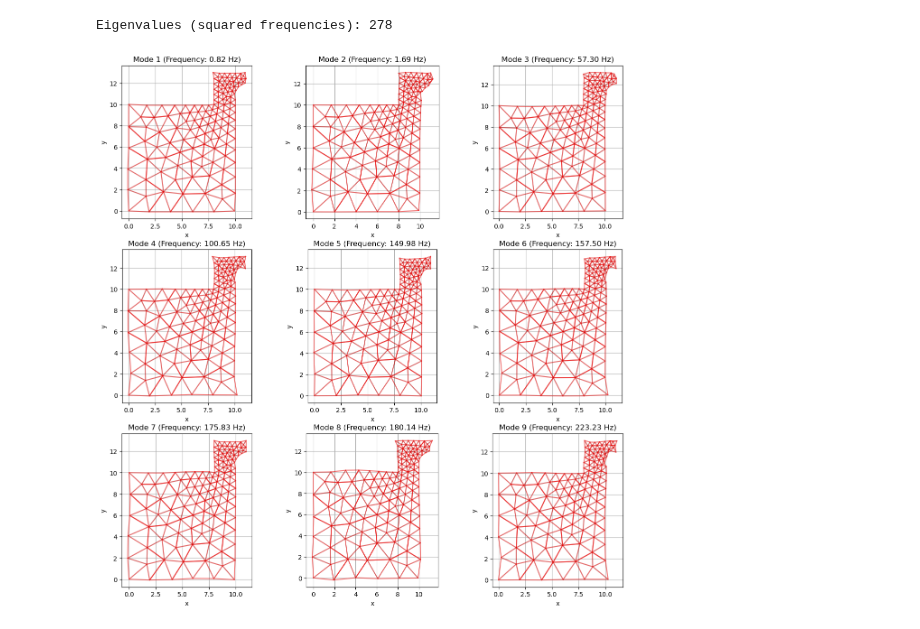
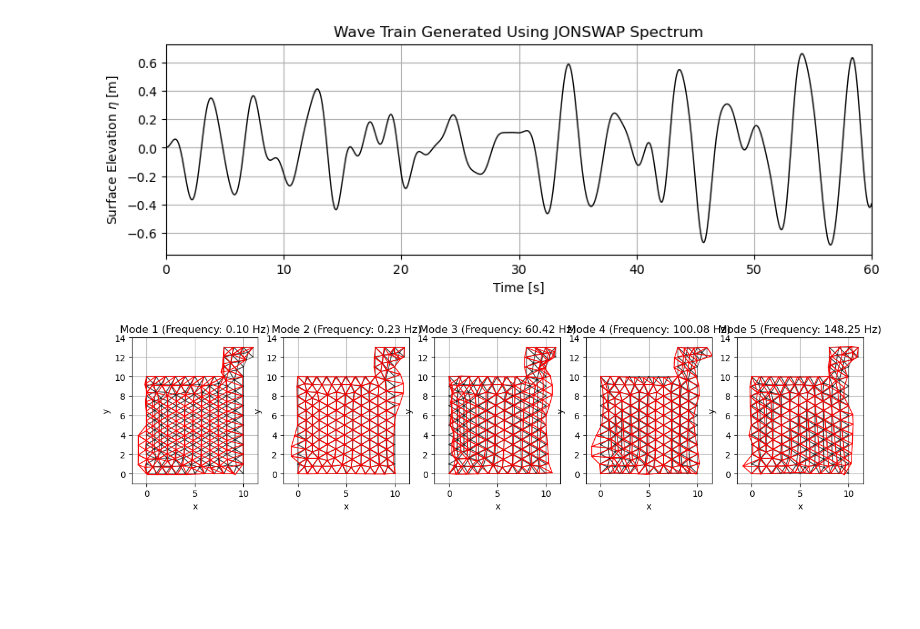
Before and after one commit to maxblw/CIEM4220_CM, a Jupyter notebook: model/modal_analysis.ipynb, the cells around one changed output. Drawn from its saved outputs; the diff is of its cells as text; code cells hidden in the pictures; blank space fills up the shorter version.

```diff
--- a/model/modal_analysis.ipynb
+++ b/model/modal_analysis.ipynb
@@ -21,19 +21,20 @@ tip = 1 # tip of the crownwall
 global points, triangles, group_bottom, group_sea, bottom_edges, sea_edges
 
 # Mesh size
-lc_big = 2
-lc_small = 0.5
+lc_big = 1
+lc_small = 1
 
 interior_tag, sea_side_tag, bottom_side_tag = Model.Mesh(lc_small, lc_big, seaside, roof, top, wall, tip)
 points, triangles, group_bottom, group_sea, bottom_edges, sea_edges, mesh = Model.form_mesh(bottom_side_tag, sea_side_tag)
 
 # Mesh parameters
+global f
 E = 36e9  # Young's modulus in Pa
 nu = 0.3  # Poisson's ratio
-k_bottom = -5000 * 10**3 # Bottom stiffness in N/m^3
+k_bottom = -50000 # Bottom stiffness in N/m^3
 density = 2500  # Density in kg/m^3
 body_force = np.array([0, -9.81 * density])  # Body force (gravity)
-# body_force = np.array([0, 0])  # Body force (gravity)
+body_force = np.array([0, 0])  # Body force (gravity)
 C = func.elasticity_tensor(E, nu)
 
 K, M, f = Model.BC_modal(mesh, triangles, points, C, density, body_force, bottom_edges, sea_edges, k_bottom, roof)
@@ -58,5 +59,16 @@ tspan = np.linspace(0, 5, 480)
 t_rwt, eta_rwt = np.loadtxt('wavetrain.txt', skiprows=1, dtype=float, delimiter=',').T
 f0 = 0.1
+# %%
+fig, ax = plt.subplots(figsize=(10, 3))
+ax.plot(t_rwt, eta_rwt, label='Wave Train', color='black', linewidth=1)
+ax.grid()
+ax.set_xlabel('Time [s]')
+ax.set_ylabel('Surface Elevation $\\eta$ [m]')
+ax.set_title('Wave Train Generated Using JONSWAP Spectrum')
+ax.set_xlim([0, 60])
+plt.savefig('wave_train.png', dpi=300, bbox_inches='tight')
+# %% [output]
+[figure, added]
 # %%
 # define degrees of freedom
 bottom_Bnodes = np.where(np.isin(points[:, 1], points[bottom_edges[:, 1], 0]))[0]
@@ -108,57 +120,59 @@ M_FP = M[fx, by]
 K_FP = K[fx, by]
 # %%
 mat = np.dot(np.linalg.inv(M_FF), K_FF)
-omega2_vec, phi_vec = eig(mat)  # Use eigh for symmetric matrices
-print("Eigenvalues (squared frequencies):", len(phi_vec))
-# omega2_vec[np.where(omega2_vec < 0)] = -omega2_vec[np.where(omega2_vec < 0)]
-omega_vec = np.sqrt(omega2_vec.real)  # Convert eigenvalues to angular frequencies
+omega2_vec, phi_vec = eig(mat)
+omega_vec = np.sqrt(omega2_vec.real)
 
 f_vec = omega_vec/2/np.pi
 idx = np.argsort(f_vec)
 phi_sor = phi_vec[:, idx]
 
 modal_shapes = np.zeros((n_dofs, len(f_vec)))
-# print("Modal shapes shape:", modal_shapes.shape)
+
 modal_shapes[len(DoFP):, :] = phi_sor
-
-# print(phi_sor)
-# print(max(np.abs(modal_shapes[:,0][0::2])))
-# %% [output]
-Eigenvalues (squared frequencies): 278
 # %%
 #plotting modal shapes
-nmodes = 9
+nmodes = 6
 n_col = int(np.round(np.sqrt(nmodes)))
 n_row = int(np.ceil(nmodes/n_col))
-fig, ax = plt.subplots(n_row, n_col, figsize=(15, 15))
+fig, ax = plt.subplots(1, nmodes, figsize=(15, 15))
 coords = points
 n_tri = len(triangles)
 for i in np.arange(1, nmodes + 1):
     shape = modal_shapes[:, i]
 
     maxtranslationx = np.max(np.abs(shape[0::2]))
     maxtranslationy = np.max(np.abs(shape[1::2]))
-    # shape[0::2] = shape[0::2] / maxtranslationx * 1
-    # shape[0::2] = shape[1::2] / maxtranslationy * 1
+    shape[0::2] = shape[0::2] / maxtranslationx * 0.9
+    shape[0::2] = shape[1::2] / maxtranslationy * 0.9
 
     coords_displaced_x = [c[0] for c in coords] + shape[0::2]
     coords_displaced_y = [c[1] for c in coords] + shape[1::2]
     coords_displaced = (coords_displaced_x, coords_displaced_y)
-    row = (i - 1) // n_col
-    col = (i - 1) % n_col
+
+    # Plotting the modal shapes
+    # row = (i - 1) // n_col
+    # col = (i - 1) % n_col
+
+    for tri in triangles:
+        coords_tri = points[tri]
+        coords_tri = np.vstack((coords_tri, coords_tri[0]))
+        ax[i-1].plot(coords_tri[:, 0], coords_tri[:, 1], 'k-', linewidth=1, alpha=0.5)
     for j in np.arange(0, n_tri):
         tri = triangles[j]
-        coords_tri = np.array([coords_displaced[0][tri], coords_displaced[1][tri]]).T
-        coords_tri = np.vstack((coords_tri, coords_tri[0]))
-        ax[row, col].plot(coords_tri[:, 0], coords_tri[:, 1], 'k-', alpha=0.1)
-        ax[row, col].plot(coords_displaced[0][tri], coords_displaced[1][tri], 'r-', alpha=0.5)
-    ax[row, col].set_title(f"Mode {i} (Frequency: {f_vec[idx[i-1]]:.2f} Hz)")
-    ax[row, col].set_aspect('equal')
-    ax[row, col].set_xlabel("x")
-    ax[row, col].set_ylabel("y")
-    ax[row, col].grid(True)
+        ax[i - 1].plot(coords_displaced[0][tri], coords_displaced[1][tri], 'r-', linewidth=1)
+
+    ax[i - 1].set_xlim(-1.5, 11.5)
+    ax[i - 1].set_ylim(-1, 14)
+    ax[i - 1].set_title(f"Mode {i} (Frequency: {f_vec[idx[i-1]]:.2f} Hz)")
+    ax[i - 1].set_aspect('equal')
+    ax[i - 1].set_xlabel("x")
+    ax[i - 1].set_ylabel("y")
+    ax[i - 1].grid(True)
+
+plt.savefig(f'modal_shapes_{nmodes}modes.png', dpi=300, bbox_inches='tight')
 # %% [output]
-[figure, old version]
+[figure, new version]
 # %%
 PHI = phi_sor[:, 0:nmodes]
 Mm = np.zeros(nmodes)
```
Also changed, not shown: parts of 10 cells of this notebook, 17 other files.
